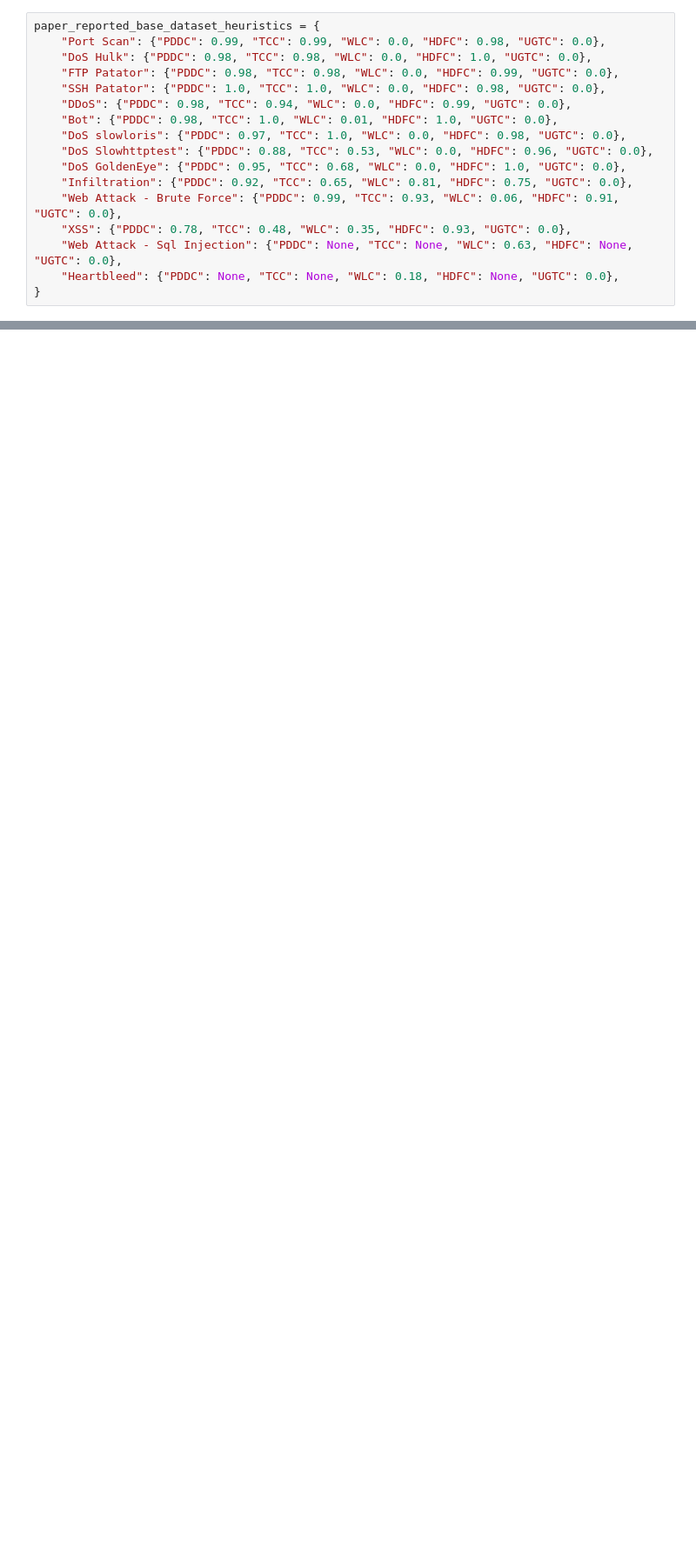
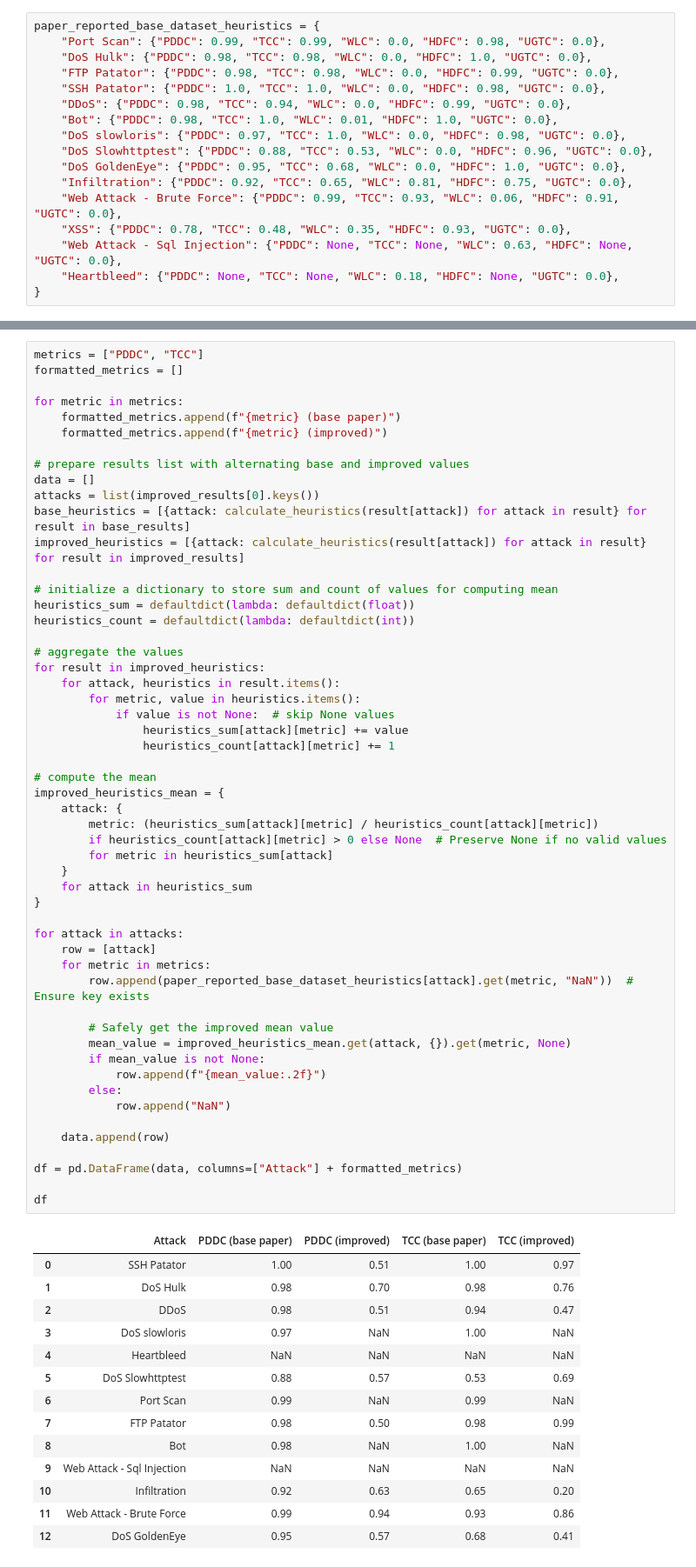
Before and after one commit to ilcors-dev/unibo-nids-research, a Jupyter notebook: compare-results.ipynb, the cells around one changed output, grey strips where cells are left out. Shown: that part at 87% size. Saved outputs shown, nothing was run; the diff lists cells and outputs as text; blank space fills up the shorter version.

```diff
--- a/compare-results.ipynb
+++ b/compare-results.ipynb
@@ -189,2 +221,70 @@ df
+# %%
+metrics = ["PDDC", "TCC"]
+formatted_metrics = []
+
+for metric in metrics:
+    formatted_metrics.append(f"{metric} (base paper)")
+    formatted_metrics.append(f"{metric} (improved)")
+
+# prepare results list with alternating base and improved values
+data = []
+attacks = list(improved_results[0].keys())
+base_heuristics = [{attack: calculate_heuristics(result[attack]) for attack in result} for result in base_results]
+improved_heuristics = [{attack: calculate_heuristics(result[attack]) for attack in result} for result in improved_results]
+
+# initialize a dictionary to store sum and count of values for computing mean
+heuristics_sum = defaultdict(lambda: defaultdict(float))
+heuristics_count = defaultdict(lambda: defaultdict(int))
+
+# aggregate the values
+for result in improved_heuristics:
+    for attack, heuristics in result.items():
+        for metric, value in heuristics.items():
+            if value is not None:  # skip None values
+                heuristics_sum[attack][metric] += value
+                heuristics_count[attack][metric] += 1
+
+# compute the mean
+improved_heuristics_mean = {
+    attack: {
+        metric: (heuristics_sum[attack][metric] / heuristics_count[attack][metric])
+        if heuristics_count[attack][metric] > 0 else None  # Preserve None if no valid values
+        for metric in heuristics_sum[attack]
+    }
+    for attack in heuristics_sum
+}
+
+for attack in attacks:
+    row = [attack]
+    for metric in metrics:
+        row.append(paper_reported_base_dataset_heuristics[attack].get(metric, "NaN"))  # Ensure key exists
+
+        # Safely get the improved mean value
+        mean_value = improved_heuristics_mean.get(attack, {}).get(metric, None)
+        if mean_value is not None:
+            row.append(f"{mean_value:.2f}")
+        else:
+            row.append("NaN")
+
+    data.append(row)
+
+df = pd.DataFrame(data, columns=["Attack"] + formatted_metrics)
+
+df
+# %% [output]
+|  | Attack | PDDC (base paper) | PDDC (improved) | TCC (base paper) | TCC (improved) |
+| 0 | SSH Patator | 1.00 | 0.51 | 1.00 | 0.97 |
+| 1 | DoS Hulk | 0.98 | 0.70 | 0.98 | 0.76 |
+| 2 | DDoS | 0.98 | 0.51 | 0.94 | 0.47 |
+| 3 | DoS slowloris | 0.97 | NaN | 1.00 | NaN |
+| 4 | Heartbleed | NaN | NaN | NaN | NaN |
+| 5 | DoS Slowhttptest | 0.88 | 0.57 | 0.53 | 0.69 |
+| 6 | Port Scan | 0.99 | NaN | 0.99 | NaN |
+| 7 | FTP Patator | 0.98 | 0.50 | 0.98 | 0.99 |
+| 8 | Bot | 0.98 | NaN | 1.00 | NaN |
+| 9 | Web Attack - Sql Injection | NaN | NaN | NaN | NaN |
+| 10 | Infiltration | 0.92 | 0.63 | 0.65 | 0.20 |
+| 11 | Web Attack - Brute Force | 0.99 | 0.94 | 0.93 | 0.86 |
+| 12 | DoS GoldenEye | 0.95 | 0.57 | 0.68 | 0.41 |
 # %%
 # plot results
```
Also changed, not shown: parts of 5 cells of this notebook, 1 other file.
